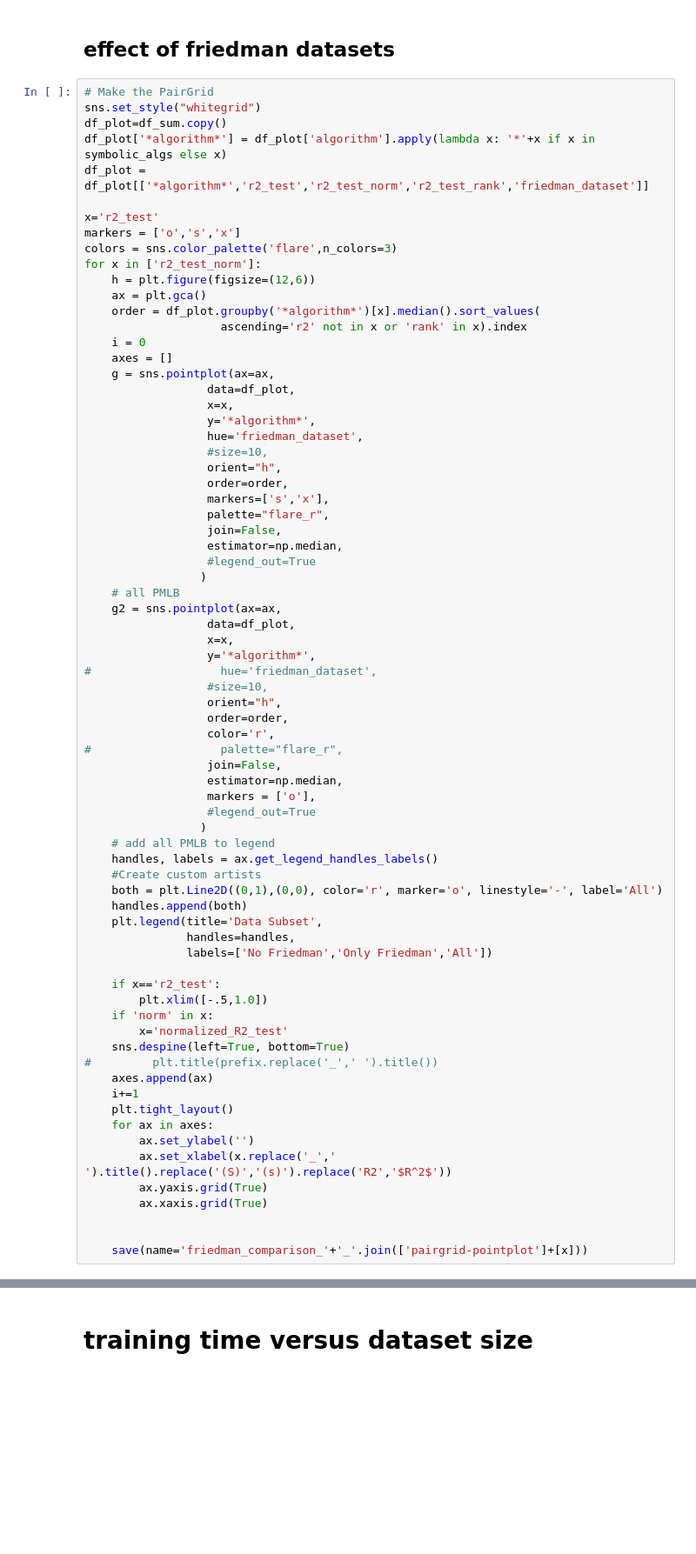
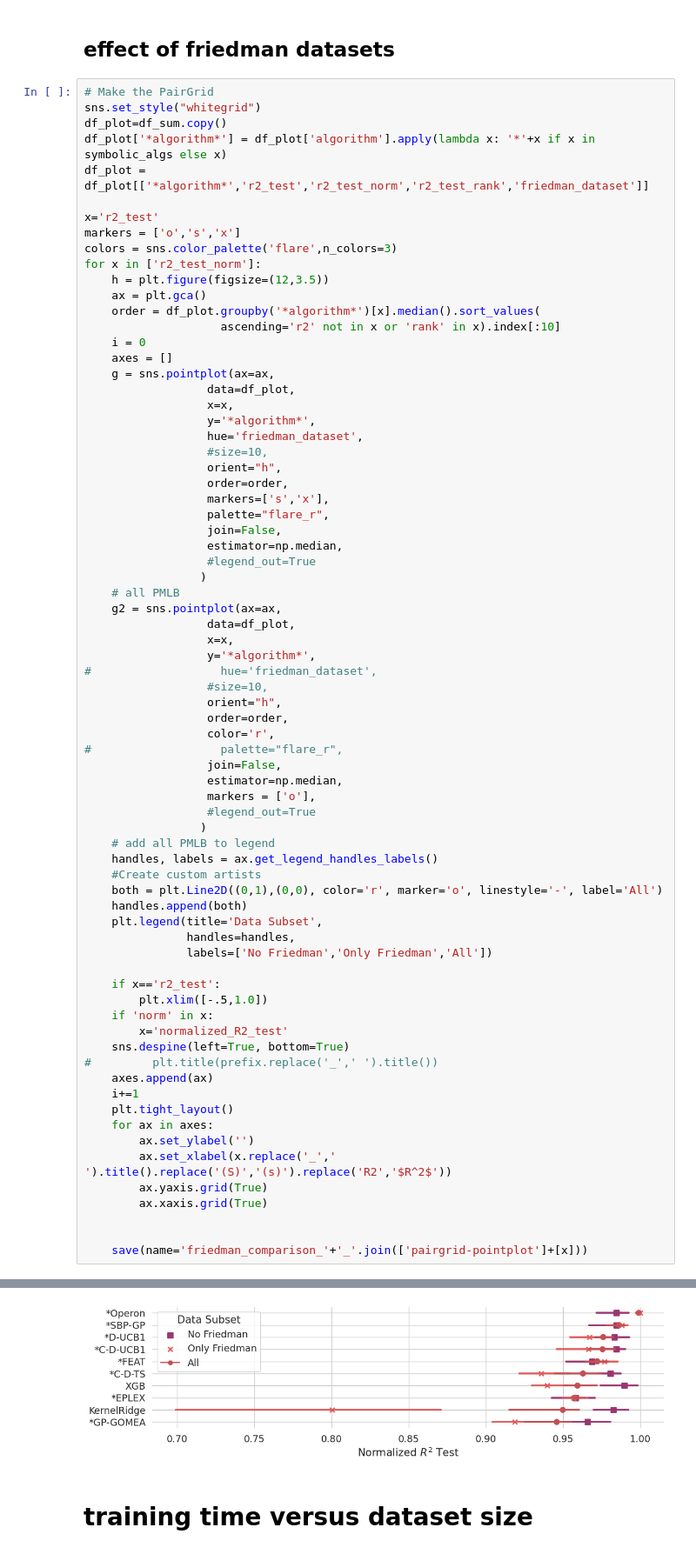
Before and after one commit to gAldeia/srbench, a Jupyter notebook: postprocessing/blackbox_results.ipynb, the cells around one changed output, grey strips where cells are left out. Shown at 87% size. Saved outputs shown, nothing was run; the diff lists cells and outputs as text; blank space fills up the shorter version.

```diff
--- a/postprocessing/blackbox_results.ipynb
+++ b/postprocessing/blackbox_results.ipynb
@@ -345,10 +482,10 @@ x='r2_test'
 markers = ['o','s','x']
 colors = sns.color_palette('flare',n_colors=3)
 for x in ['r2_test_norm']:
-    h = plt.figure(figsize=(12,6))
+    h = plt.figure(figsize=(12,3.5))
     ax = plt.gca()
     order = df_plot.groupby('*algorithm*')[x].median().sort_values(
-                    ascending='r2' not in x or 'rank' in x).index
+                    ascending='r2' not in x or 'rank' in x).index[:10]
     i = 0
     axes = []
     g = sns.pointplot(ax=ax,
@@ -407,3 +544,4 @@ for x in ['r2_test_norm']:
 
 
     save(name='friedman_comparison_'+'_'.join(['pairgrid-pointplot']+[x]))
+# %% [output]
@@ -410,3 +549,4 @@ for x in ['r2_test_norm']:
+[figure, added]
 # %% [markdown]
 # training time versus dataset size
 # %%
```
Also changed, not shown: parts of 15 cells of this notebook, 10 other files.
